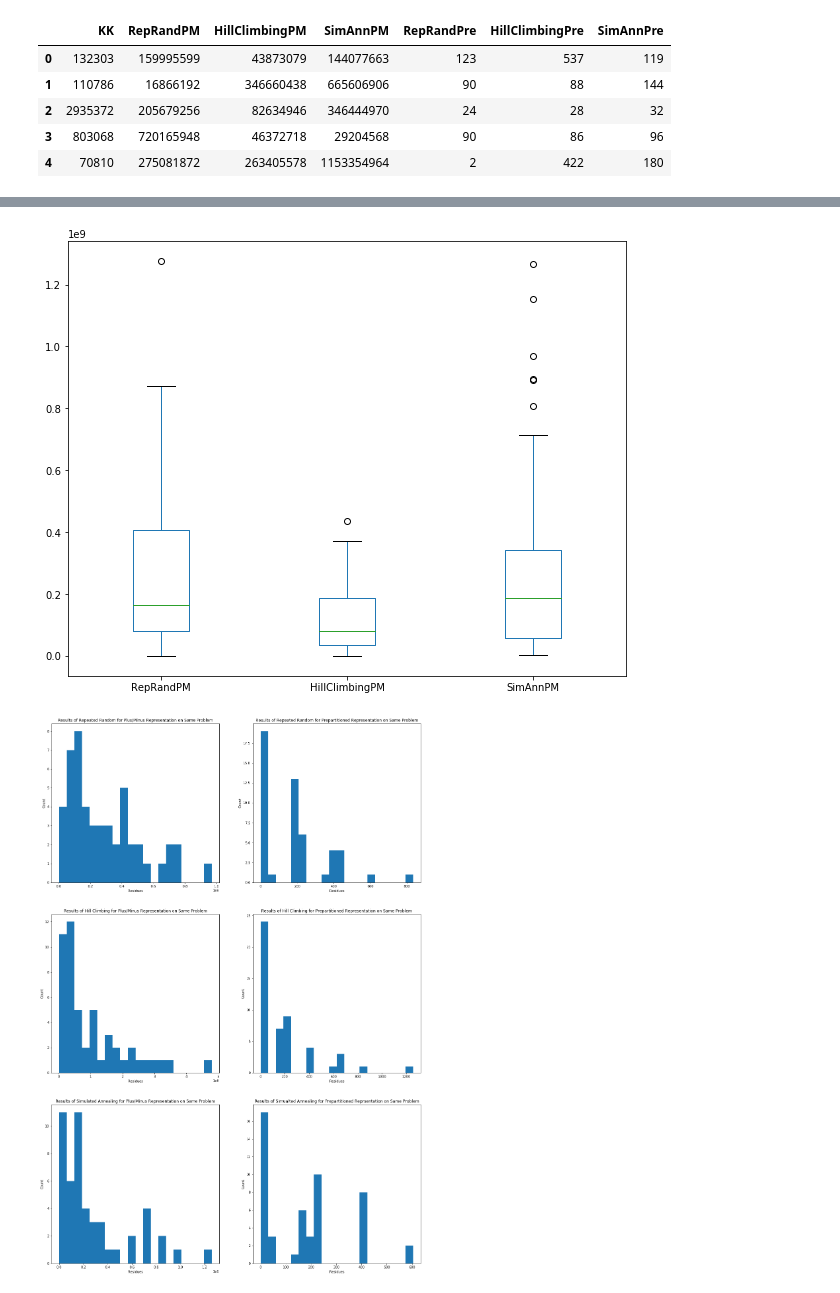
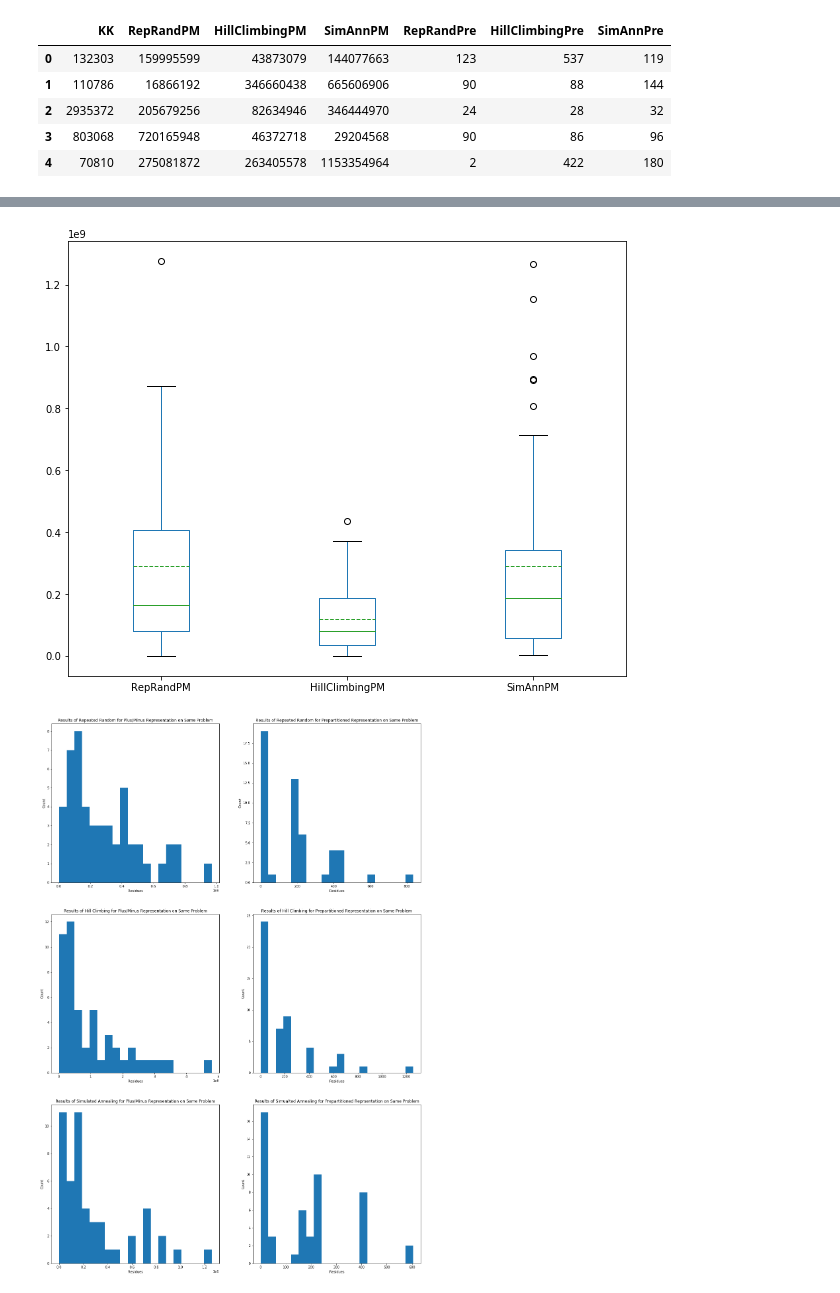
Before and after one commit to valvarez1218/CS124-ProgramPset3, a Jupyter notebook: results.ipynb, the cells around one changed output, grey strips where cells are left out. Cells and saved outputs as stored; diff of their text form; code cells hidden in the pictures.

```diff
--- a/results.ipynb
+++ b/results.ipynb
@@ -51,8 +51,8 @@ plt.show()
 # %%
-data[['RepRandPM', 'HillClimbingPM', 'SimAnnPM']].plot(kind='box', figsize=(10, 8))
+data[['RepRandPM', 'HillClimbingPM', 'SimAnnPM']].plot(kind='box', showmeans=True, meanline=True, figsize=(10, 8))
 plt.show()
 # %% [output]
-[figure, old version]
+[figure, new version]
 # %%
 dataSameA = pd.read_csv('allResultsSameA.txt', sep=',', header=None)
 dataSameA.columns = columns
```
Also changed, not shown: parts of 4 cells of this notebook.
